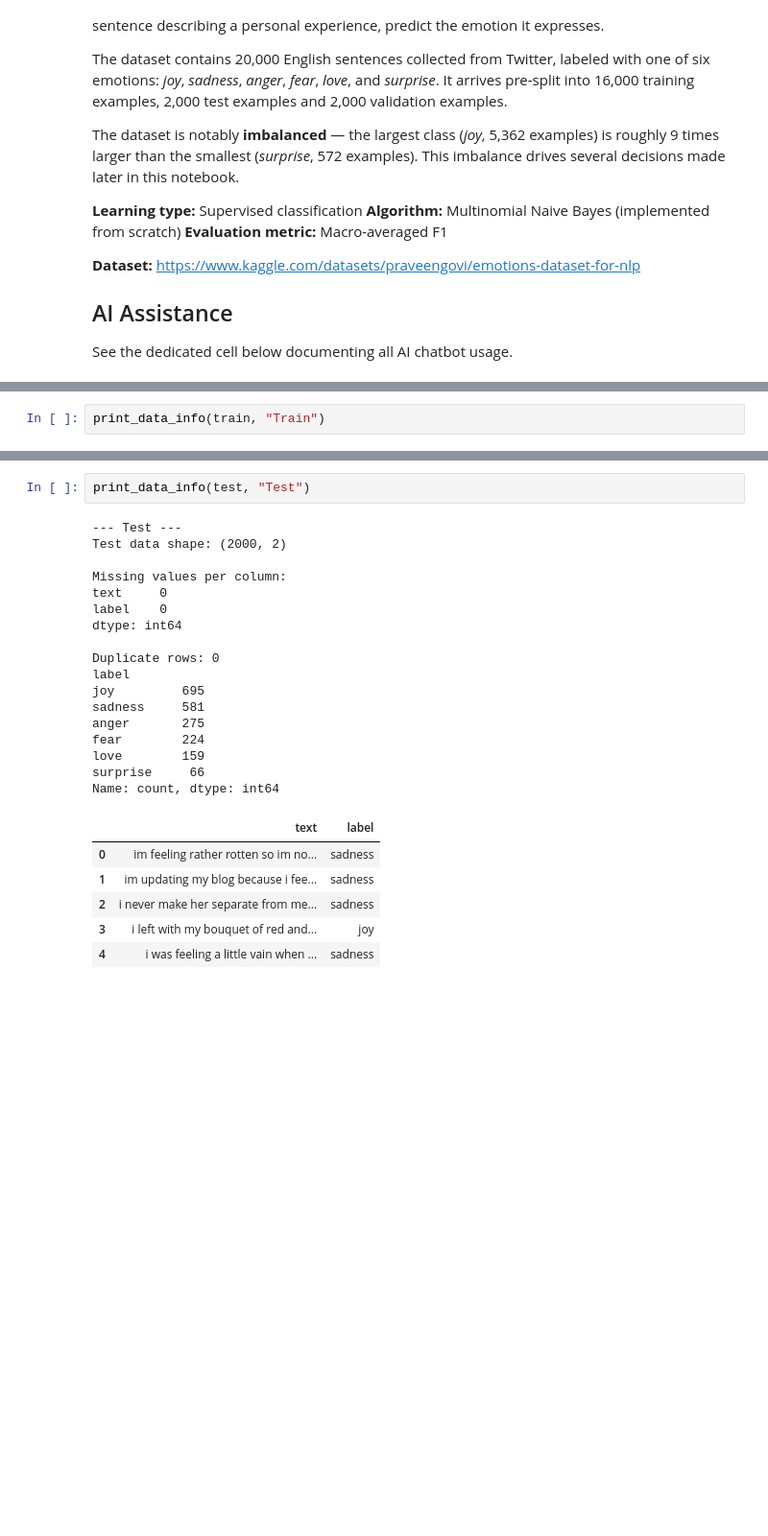
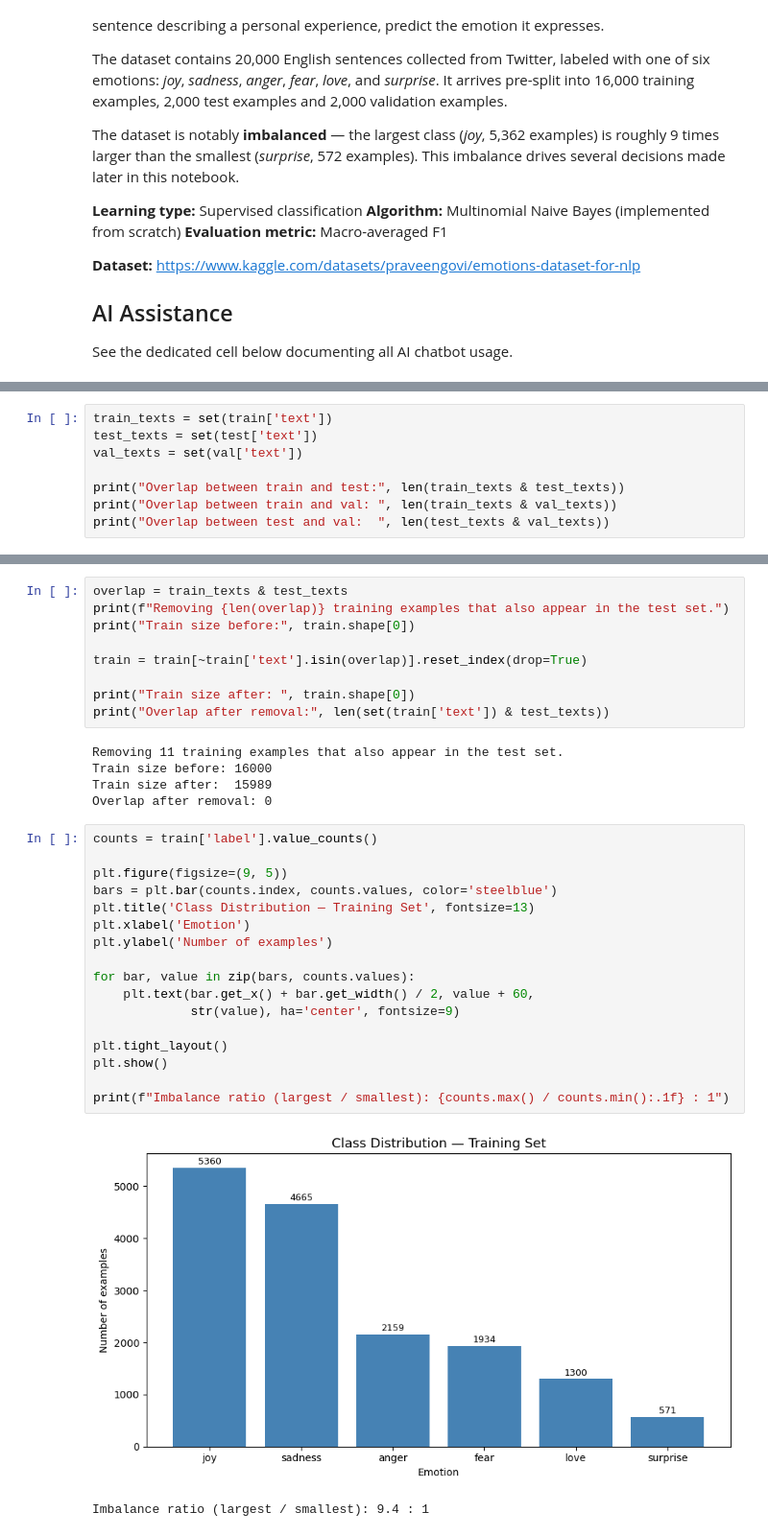
Before and after one commit to IdoAbadi/Machine-learning-course---Emotion-classification, a Jupyter notebook: emotion classification.ipynb, the cells around one changed output, grey strips where cells are left out. Shown at 96% size. Cells and saved outputs as stored; diff of their text form; blank space fills up the shorter version.

```diff
--- a/emotion classification.ipynb
+++ b/emotion classification.ipynb
@@ -53,3 +182,9 @@ pd.set_option('display.max_colwidth', 200)
 # %%
-print_data_info(train, "Train")
+train_texts = set(train['text'])
+test_texts = set(test['text'])
+val_texts = set(val['text'])
+
+print("Overlap between train and test:", len(train_texts & test_texts))
+print("Overlap between train and val: ", len(train_texts & val_texts))
+print("Overlap between test and val:  ", len(test_texts & val_texts))
 # %% [output]
@@ -79,26 +208,34 @@ Name: count, dtype: int64
+# %%
+overlap = train_texts & test_texts
+print(f"Removing {len(overlap)} training examples that also appear in the test set.")
+print("Train size before:", train.shape[0])
+
+train = train[~train['text'].isin(overlap)].reset_index(drop=True)
+
+print("Train size after: ", train.shape[0])
+print("Overlap after removal:", len(set(train['text']) & test_texts))
+# %% [output]
+Removing 11 training examples that also appear in the test set.
+Train size before: 16000
+Train size after:  15989
+Overlap after removal: 0
 # %%
-print_data_info(test, "Test")
+counts = train['label'].value_counts()
+
+plt.figure(figsize=(9, 5))
+bars = plt.bar(counts.index, counts.values, color='steelblue')
+plt.title('Class Distribution — Training Set', fontsize=13)
+plt.xlabel('Emotion')
+plt.ylabel('Number of examples')
+
+for bar, value in zip(bars, counts.values):
+    plt.text(bar.get_x() + bar.get_width() / 2, value + 60,
+             str(value), ha='center', fontsize=9)
+
+plt.tight_layout()
+plt.show()
+
+print(f"Imbalance ratio (largest / smallest): {counts.max() / counts.min():.1f} : 1")
 # %% [output]
+[figure, added]
---- Test ---
-Test data shape: (2000, 2)
-
-Missing values per column:
-text     0
-label    0
-dtype: int64
-
-Duplicate rows: 0
-label
-joy         695
-sadness     581
-anger       275
-fear        224
-love        159
-surprise     66
-Name: count, dtype: int64
+Imbalance ratio (largest / smallest): 9.4 : 1
-|  | text | label |
-| 0 | im feeling rather rotten so im no... | sadness |
-| 1 | im updating my blog because i fee... | sadness |
-| 2 | i never make her separate from me... | sadness |
-| 3 | i left with my bouquet of red and... | joy |
-| 4 | i was feeling a little vain when ... | sadness |
```
Also changed, not shown: parts of 10 cells of this notebook.
